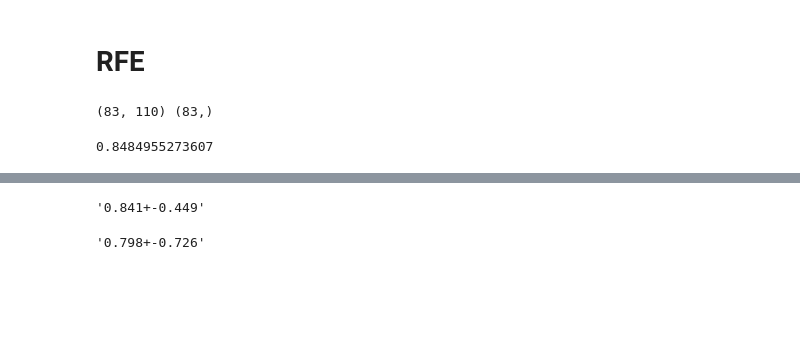
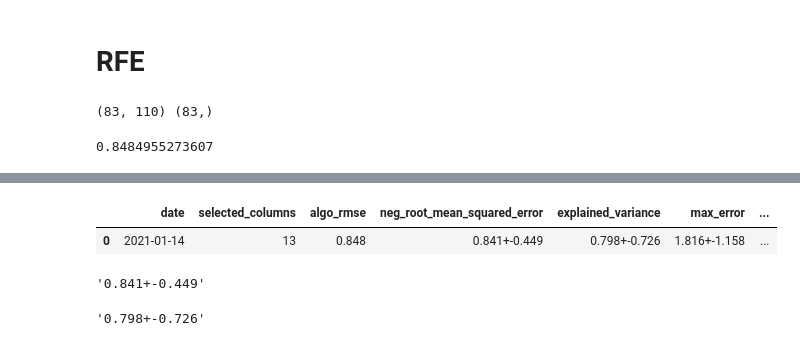
Before and after one commit to albertovpd/automated_ML_regression, a Jupyter notebook: testing_ml.ipynb, the cells around one changed output, grey strips where cells are left out. Cells and saved outputs as stored; diff of their text form; code cells hidden in the pictures; blank space fills up the shorter version.

```diff
--- a/testing_ml.ipynb
+++ b/testing_ml.ipynb
@@ -206,3 +278,9 @@ def scientific_rounding(value):
+# %%
+results=pd.DataFrame(metrics)
+results
+# %% [output]
+|  | date | selected_columns | algo_rmse | neg_root_mean_squared_error | explained_variance | max_error | ... |
+| 0 | 2021-01-14 | 13 | 0.848 | 0.841+-0.449 | 0.798+-0.726 | 1.816+-1.158 | ... |
 # %%
 rmse = cross_val_score(regression, X_train, target_train, cv = KFold(n_splits=10), scoring="neg_root_mean_squared_error")
 norm_rmse= [-rmse.mean()/mean,rmse.std()/mean]
```
Also changed, not shown: parts of 17 cells of this notebook.
